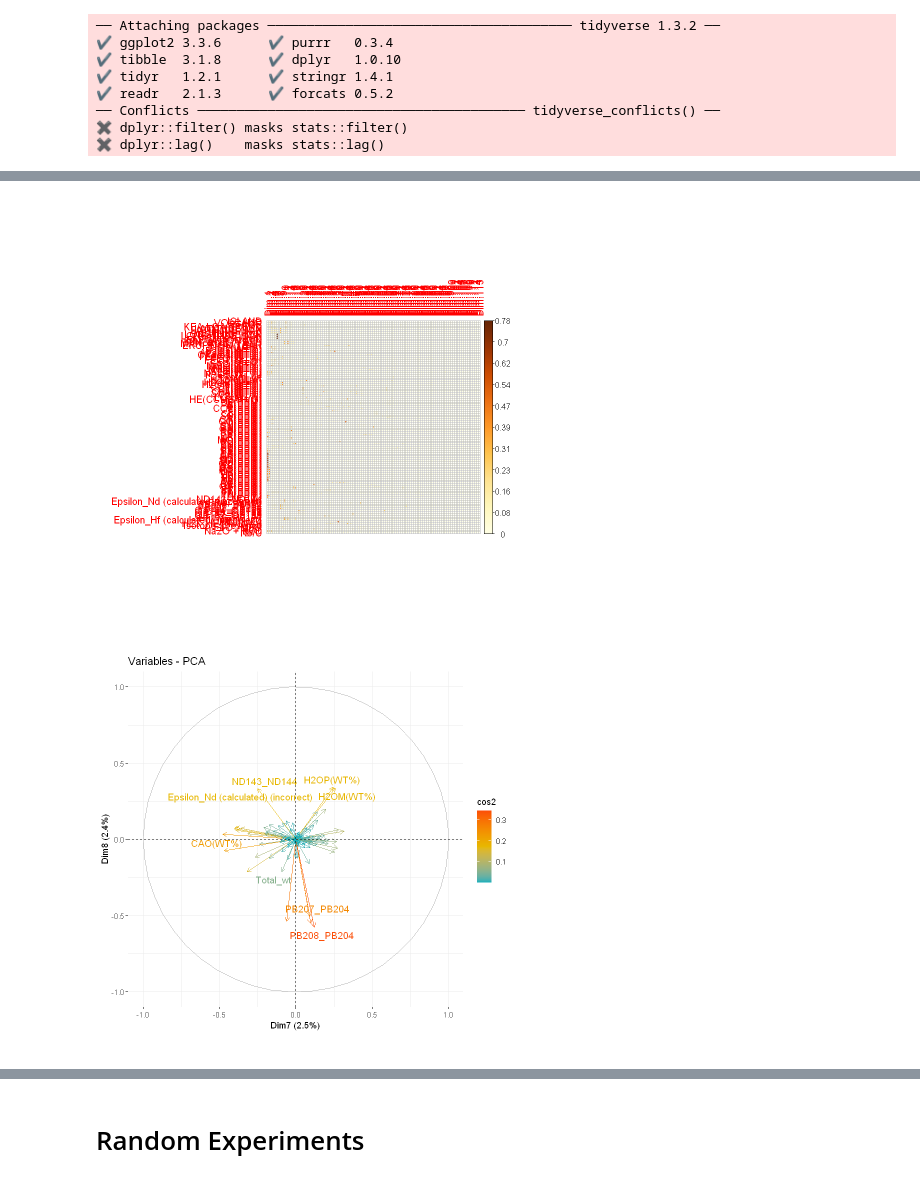
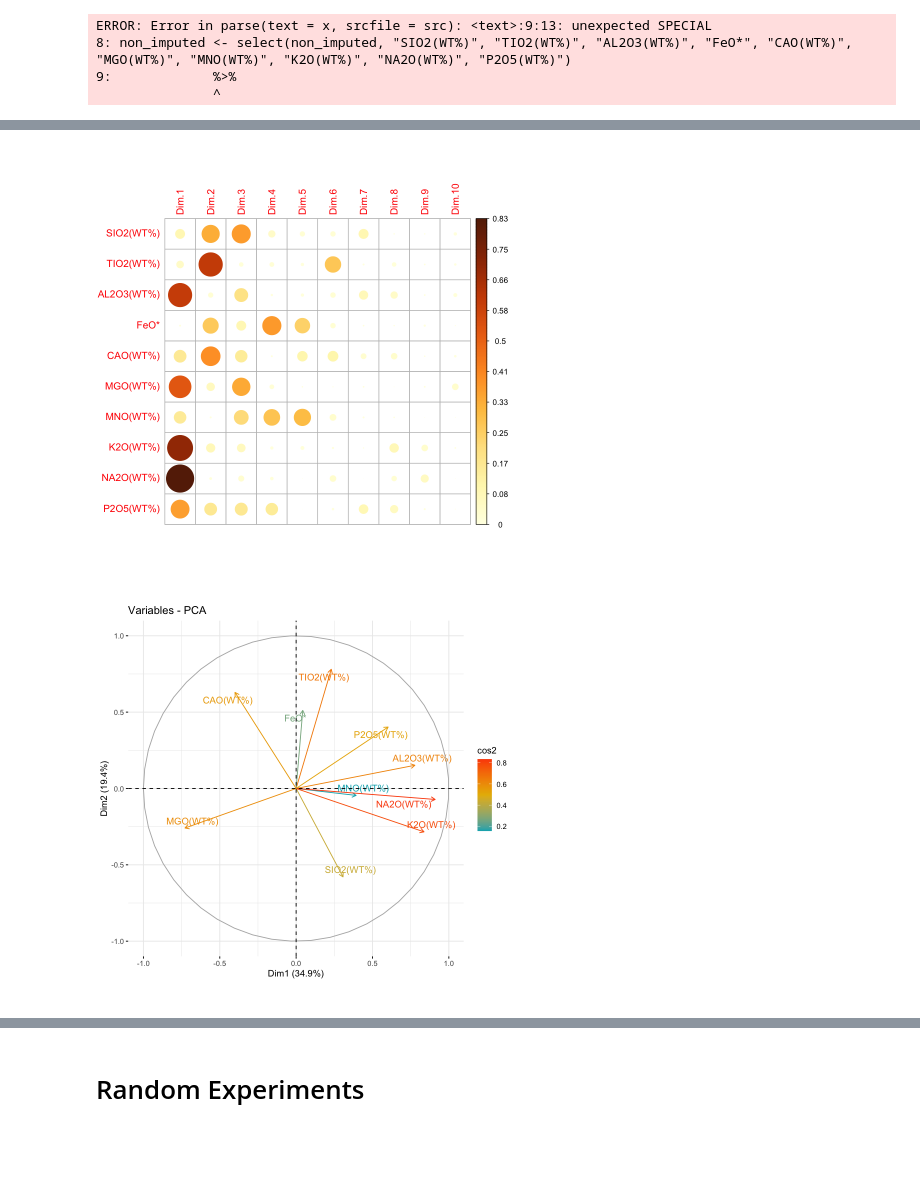
Before and after one commit to miromanestar/LomaGeology, a Jupyter notebook: src/pca.ipynb, the cells around one changed output, grey strips where cells are left out. Drawn from its saved outputs; the diff is of its cells as text; code cells hidden in the pictures; blank space fills up the shorter version.

Commit message:
playing around with cleaning data

```diff
--- a/src/pca.ipynb
+++ b/src/pca.ipynb
@@ -28,60 +42,34 @@ imputated_data <- numerical_data %>% mutate_all(~ ifelse(is.na(.x), median(.x, n
 
 data <- Filter(function(x) sd(x, na.rm = TRUE) != 0, imputated_data)
 
+primaries <- select(non_imputed, "SIO2(WT%)", "TIO2(WT%)", "AL2O3(WT%)", "FeO*", "CAO(WT%)", "MGO(WT%)", "MNO(WT%)", "K2O(WT%)", "NA2O(WT%)", "P2O5(WT%)")
+no_empties <- primaries[complete.cases(primaries), ]
+
+major_elements <- select(non_imputed, "SIO2(WT%)", "TIO2(WT%)", "AL2O3(WT%)", "FeO*", "CAO(WT%)", "MGO(WT%)", "MNO(WT%)", "K2O(WT%)", "NA2O(WT%)", "P2O5(WT%)")
+head(primaries)
 # head(imputated_data)
 # %% [output]
-── Attaching packages ─────────────────────────────────────── tidyverse 1.3.2 ──
-✔ ggplot2 3.3.6      ✔ purrr   0.3.4
-✔ tibble  3.1.8      ✔ dplyr   1.0.10
-✔ tidyr   1.2.1      ✔ stringr 1.4.1
-✔ readr   2.1.3      ✔ forcats 0.5.2
-── Conflicts ────────────────────────────────────────── tidyverse_conflicts() ──
-✖ dplyr::filter() masks stats::filter()
-✖ dplyr::lag()    masks stats::lag()
+ERROR: Error in parse(text = x, srcfile = src): <text>:9:13: unexpected SPECIAL
+8: non_imputed <- select(non_imputed, "SIO2(WT%)", "TIO2(WT%)", "AL2O3(WT%)", "FeO*", "CAO(WT%)", "MGO(WT%)", "MNO(WT%)", "K2O(WT%)", "NA2O(WT%)", "P2O5(WT%)")
+9:             %>%
+               ^
 # %%
 library(factoextra)
 library(corrplot)
 
-pca <- prcomp(data, scale = TRUE)
+pca <- prcomp(major_elements, scale = TRUE)
 var <- get_pca_var(pca)
-
-# fviz_pca_var(pca, col.var = 'black')
-# fviz_pca_var(pca, col.var = 'cos2', gradient.cols = c('#00AFBB', '#E7B800', '#FC4E07'), repel = TRUE)
-
-# fviz_pca_var(
-#     pca,
-#     col.var = 'cos2',
-#     gradient.cols = c('#00AFBB', '#E7B800', '#FC4E07'),
-#     repel = TRUE,
-#     axes = c(3, 4)
-# )
-
-# fviz_pca_var(
-#     pca,
-#     col.var = 'cos2',
-#     gradient.cols = c('#00AFBB', '#E7B800', '#FC4E07'),
-#     repel = TRUE,
-#     axes = c(5, 6)
-# )
 
 fviz_eig(pca, addlabels = TRUE)
 corrplot(var$cos2, is.corr=FALSE)
 
-fviz_pca_var(
+for (i in 1:3) {
+  print(fviz_pca_var(
     pca,
     col.var = 'cos2',
     gradient.cols = c('#00AFBB', '#E7B800', '#FC4E07'),
     repel = TRUE,
     axes = c(i, i + 1)
-)
-
-# for (i in 1:7) {
-#   print(fviz_pca_var(
-#     pca,
-#     col.var = 'cos2',
-#     gradient.cols = c('#00AFBB', '#E7B800', '#FC4E07'),
-#     repel = TRUE,
-#     axes = c(i, i + 1)
-#   ))
-# }
+  ))
+}
 # %% [output]
@@ -91,2 +77,2 @@ Warning message:
-[figure, old version]
+[figure, new version]
-[figure, old version]
+[figure, new version]
```
Also changed, not shown: parts of 3 cells of this notebook, 1 other file.
